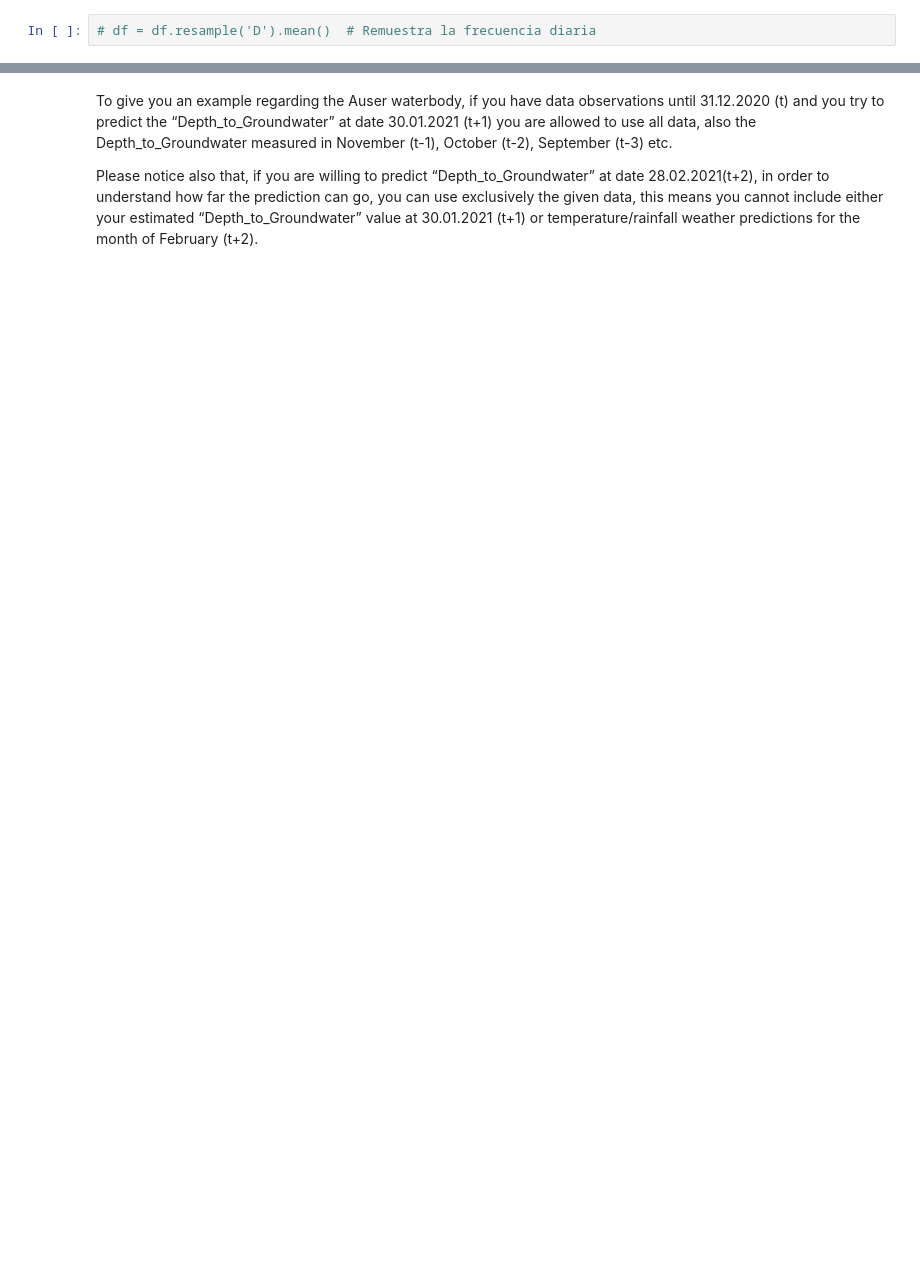
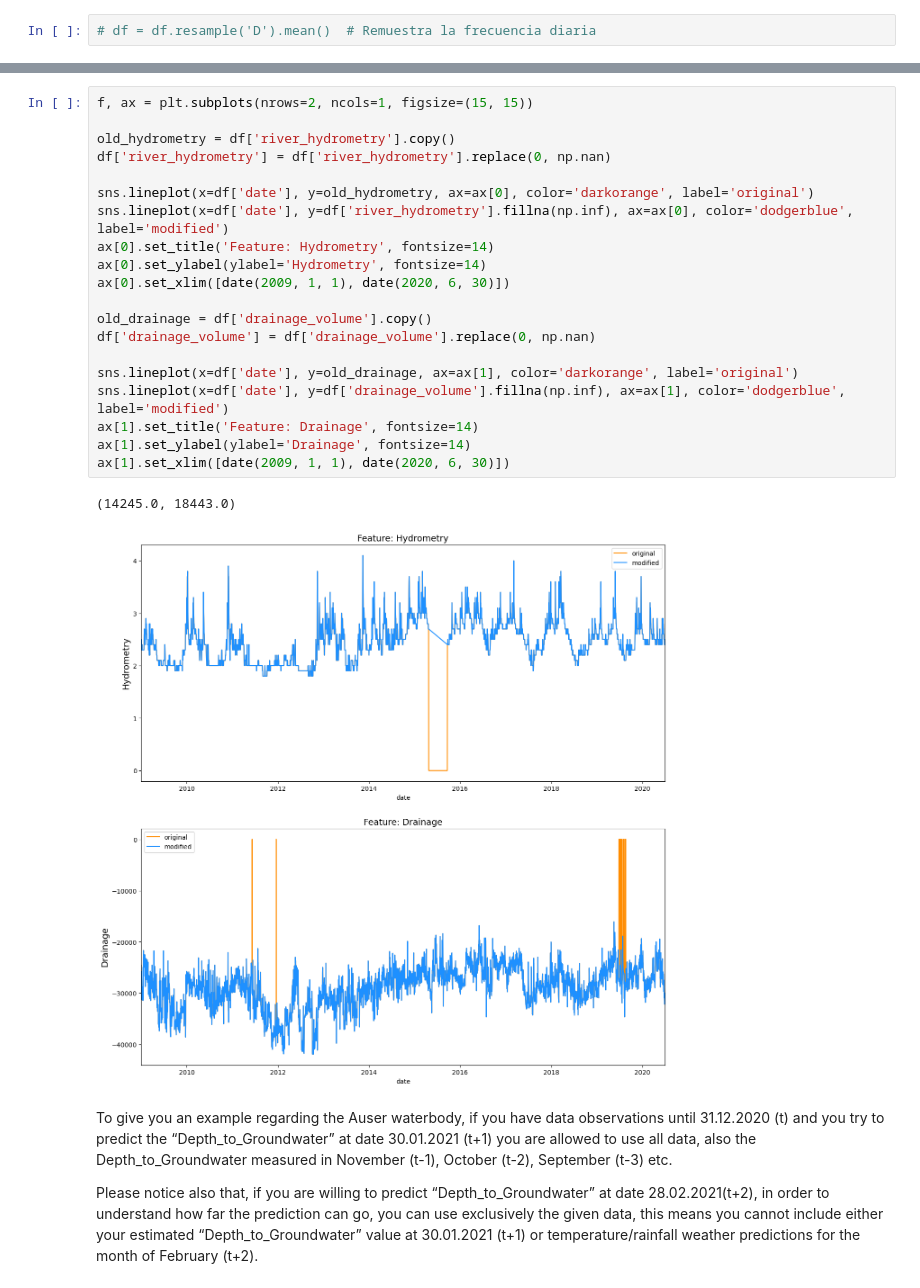
Before and after one commit to FerminRomeroBleda/Ferm-n-Romero-Times-Series, a Jupyter notebook: src/explore.ipynb, the cells around one changed output, grey strips where cells are left out. Saved outputs shown, nothing was run; the diff lists cells and outputs as text; blank space fills up the shorter version.

```diff
--- a/src/explore.ipynb
+++ b/src/explore.ipynb
@@ -306,3 +380,26 @@ df['valor'].fillna(method='ffill', inplace=True)
+# %%
+f, ax = plt.subplots(nrows=2, ncols=1, figsize=(15, 15))
+
+old_hydrometry = df['river_hydrometry'].copy()
+df['river_hydrometry'] = df['river_hydrometry'].replace(0, np.nan)
+
+sns.lineplot(x=df['date'], y=old_hydrometry, ax=ax[0], color='darkorange', label='original')
+sns.lineplot(x=df['date'], y=df['river_hydrometry'].fillna(np.inf), ax=ax[0], color='dodgerblue', label='modified')
+ax[0].set_title('Feature: Hydrometry', fontsize=14)
+ax[0].set_ylabel(ylabel='Hydrometry', fontsize=14)
+ax[0].set_xlim([date(2009, 1, 1), date(2020, 6, 30)])
+
+old_drainage = df['drainage_volume'].copy()
+df['drainage_volume'] = df['drainage_volume'].replace(0, np.nan)
+
+sns.lineplot(x=df['date'], y=old_drainage, ax=ax[1], color='darkorange', label='original')
+sns.lineplot(x=df['date'], y=df['drainage_volume'].fillna(np.inf), ax=ax[1], color='dodgerblue', label='modified')
+ax[1].set_title('Feature: Drainage', fontsize=14)
+ax[1].set_ylabel(ylabel='Drainage', fontsize=14)
+ax[1].set_xlim([date(2009, 1, 1), date(2020, 6, 30)])
+# %% [output]
+(14245.0, 18443.0)
+[figure, added]
 # %% [markdown]
 To give you an example regarding the Auser waterbody, if you have data observations until 31.12.2020 (t) and you try to predict the “Depth_to_Groundwater” at date 30.01.2021 (t+1) you are allowed to use all data, also the Depth_to_Groundwater measured in November (t-1), October (t-2), September (t-3) etc.
 
```
Also changed, not shown: parts of 8 cells of this notebook.
